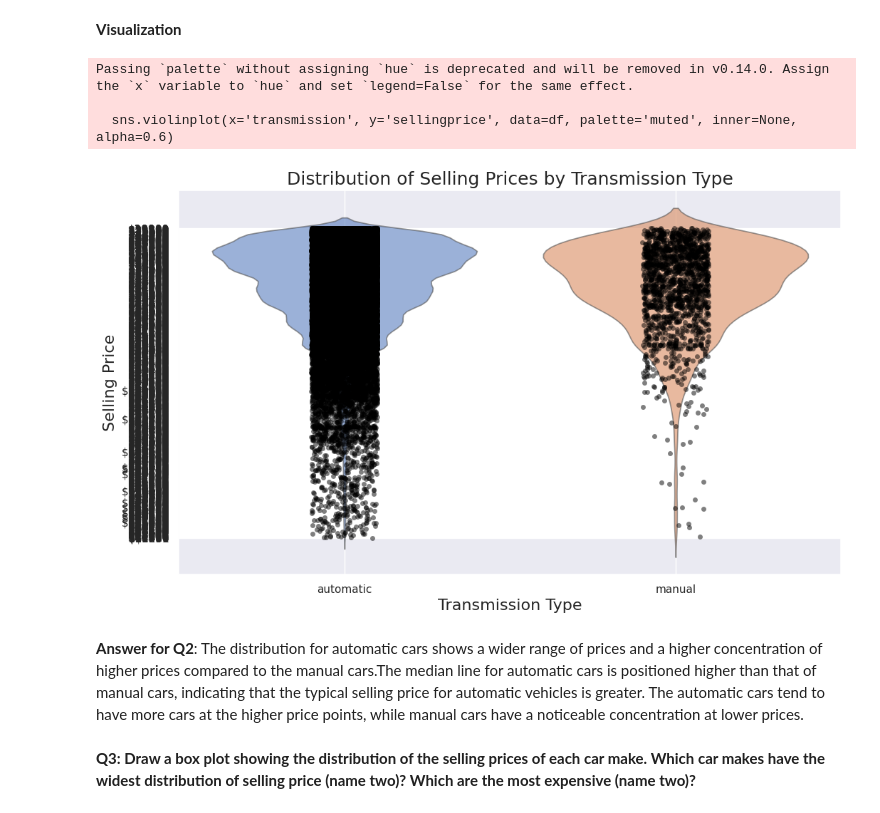
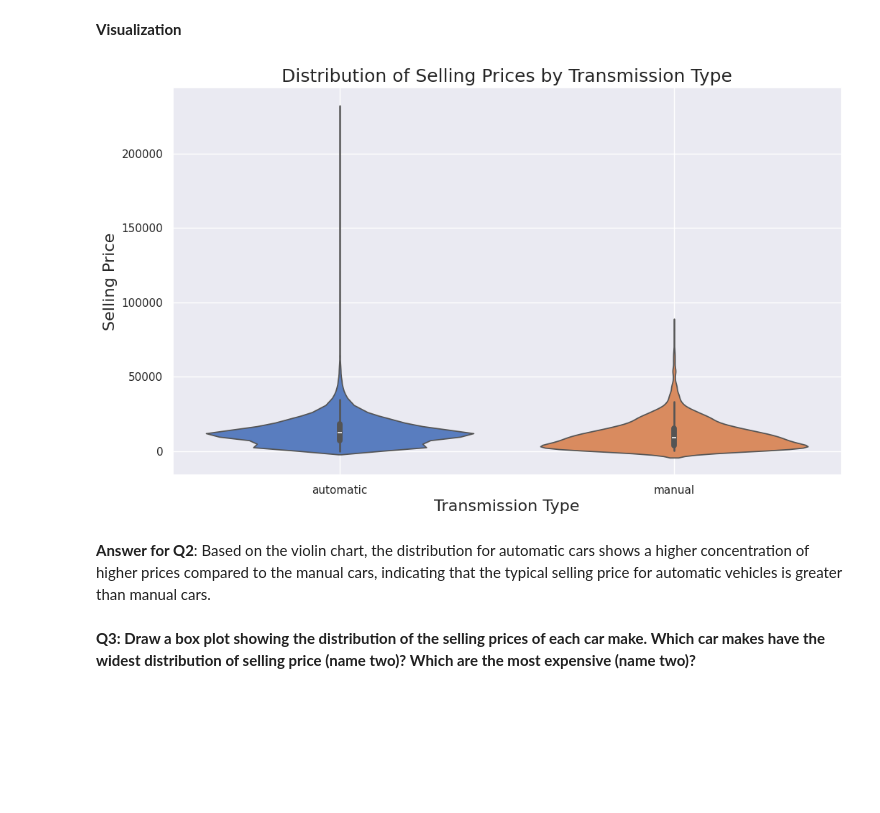
Before and after one commit to mayasherbiny/cson-project, a Jupyter notebook: Regression_Mini-Project.ipynb, the cells around one changed output. Saved outputs shown, nothing was run; the diff lists cells and outputs as text; code cells hidden in the pictures; blank space fills up the shorter version.

```diff
--- a/Regression_Mini-Project.ipynb
+++ b/Regression_Mini-Project.ipynb
@@ -931,4 +938,10 @@ dtype: int64
 # %%
 df['color'] = df['color'].str.replace('—', 'unspecified')
+# %%
+df['interior'] = df['interior'].str.replace('—', 'unspecified')
+# %%
+df['seller'] = df['seller'].str.replace('—', 'unspecified')
+# %%
+df['sellingprice'] = df['sellingprice'].str.replace('—', 'unspecified')
 # %%
-df['saledate'] = pd.to_datetime(df['saledate'])
+df['saledate'] = df['saledate'].str.replace('—', 'unspecified')
@@ -1119,32 +1053,19 @@ Passing `palette` without assigning `hue` is deprecated and will be removed in v
 # %% [markdown]
 **Visualization**
 # %%
-# Import necessary libraries
 import seaborn as sns
 import matplotlib.pyplot as plt
-
-# Set the figure size for better clarity
 plt.figure(figsize=(12, 7))
-
-# Create the violin plot with enhancements
-sns.violinplot(x='transmission', y='sellingprice', data=df, palette='muted', inner=None, alpha=0.6)
-
-# Overlay jittered points
-sns.stripplot(x='transmission', y='sellingprice', data=df, color='black', alpha=0.5, jitter=True)
-
-# Add titles and labels
+sns.violinplot(x='transmission', y='sellingprice', data=df, hue='transmission', palette='muted', legend=False)
 plt.title('Distribution of Selling Prices by Transmission Type', fontsize=18)
 plt.xlabel('Transmission Type', fontsize=16)
 plt.ylabel('Selling Price', fontsize=16)
-plt.grid(True)  # Add grid for better readability
-plt.show()  # Show the plot
+plt.grid(True)
+plt.show()
 # %% [output]
-Passing `palette` without assigning `hue` is deprecated and will be removed in v0.14.0. Assign the `x` variable to `hue` and set `legend=False` for the same effect.
-
-  sns.violinplot(x='transmission', y='sellingprice', data=df, palette='muted', inner=None, alpha=0.6)
-[figure, old version]
+[figure, new version]
 # %% [markdown]
-**Answer for Q2**: The distribution for automatic cars shows a wider range of prices and a higher concentration of higher prices compared to the manual cars.The median line for automatic cars is positioned higher than that of manual cars, indicating that the typical selling price for automatic vehicles is greater. The automatic cars tend to have more cars at the higher price points, while manual cars have a noticeable concentration at lower prices.
+**Answer for Q2**: Based on the violin chart, the distribution for automatic cars shows a higher concentration of higher prices compared to the manual cars, indicating that the typical selling price for automatic vehicles is greater than manual cars.
 # %% [markdown]
 **Q3: Draw a box plot showing the distribution of the selling prices of each car make. Which car makes have the widest distribution of selling price (name two)? Which are the most expensive (name two)?**
 # %% [markdown]
```
Also changed, not shown: parts of 76 cells of this notebook.
